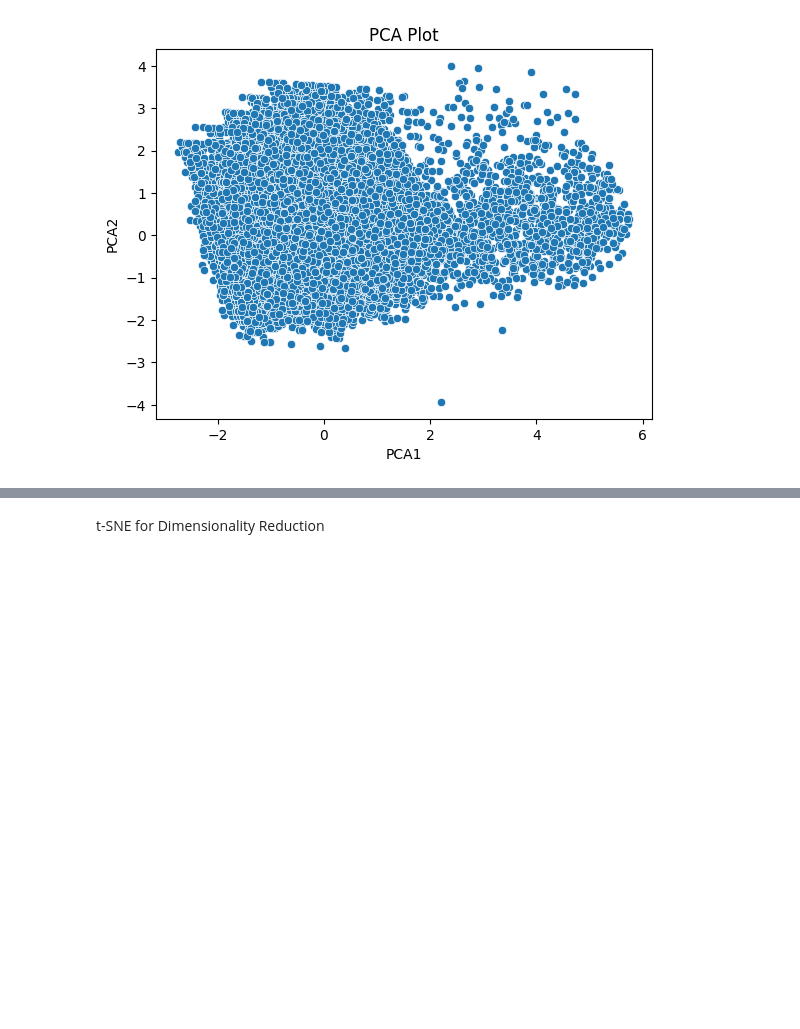
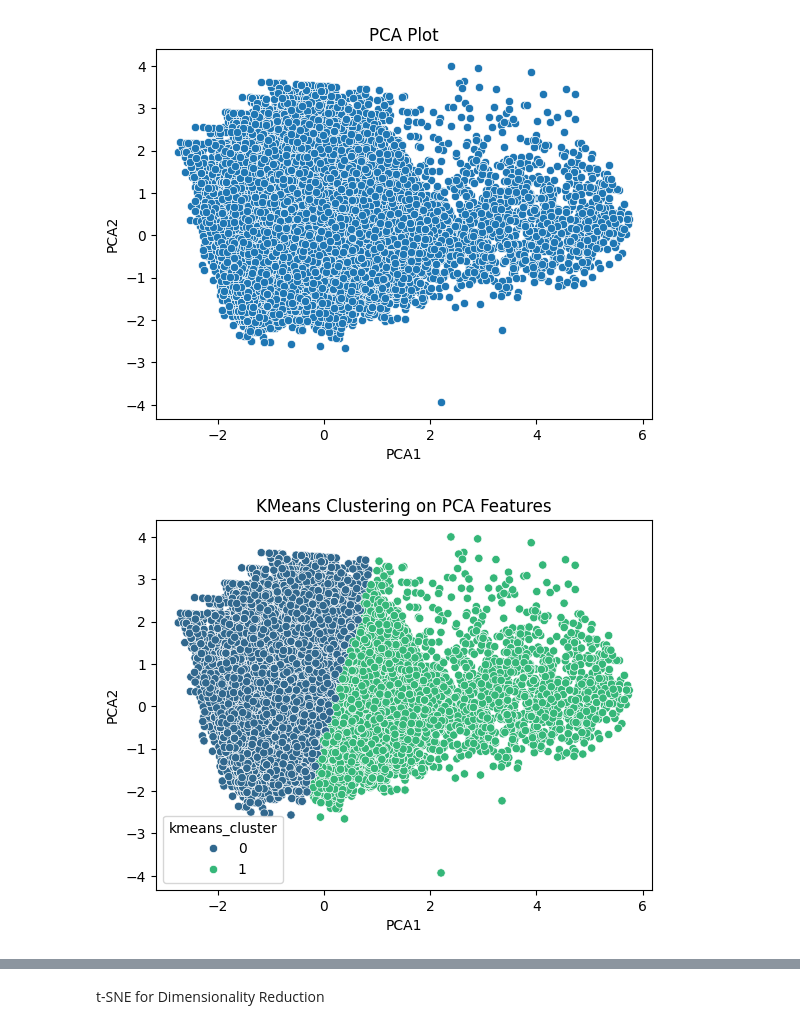
Before and after one commit to SuvarshaChennareddy/EDA-Theory-Assignment, a Jupyter notebook: main.ipynb, the cells around one changed output, grey strips where cells are left out. Saved outputs shown, nothing was run; the diff lists cells and outputs as text; code cells hidden in the pictures; blank space fills up the shorter version.

Commit message:
Add more clustering methods (KMeans, Mean Shift, and GMM)

```diff
--- a/main.ipynb
+++ b/main.ipynb
@@ -391,3 +391,19 @@ plt.title('PCA Plot')
 plt.show()
 # %% [output]
 [figure]
+# %%
+from sklearn.cluster import KMeans
+
+# Assuming 'numerical_data' DataFrame from the previous code has 'PCA1' and 'PCA2' columns
+X_pca = numerical_data[['PCA1', 'PCA2']]
+
+# Apply KMeans clustering with 2 clusters
+kmeans = KMeans(n_clusters=2)
+numerical_data['kmeans_cluster'] = kmeans.fit_predict(X_pca)
+
+# Visualize the clusters
+sns.scatterplot(x='PCA1', y='PCA2', hue='kmeans_cluster', data=numerical_data, palette='viridis')
+plt.title('KMeans Clustering on PCA Features')
+plt.show()
+# %% [output]
+[figure, added]
```
Also changed, not shown: parts of 2 cells of this notebook.
